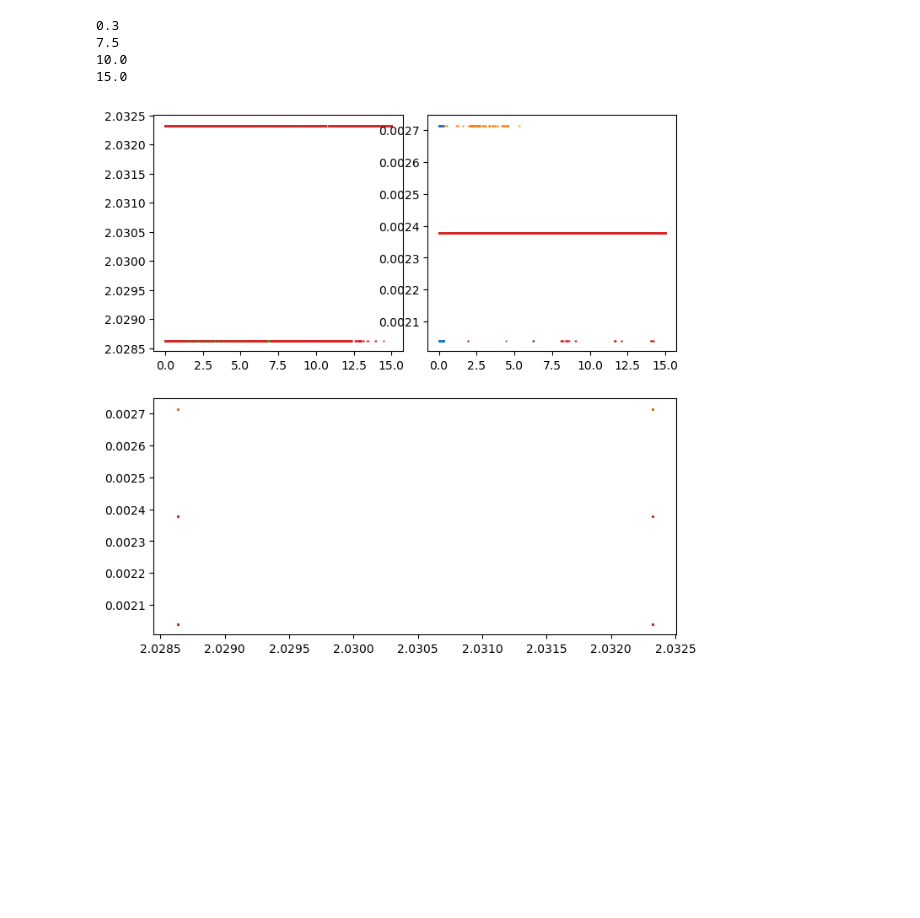
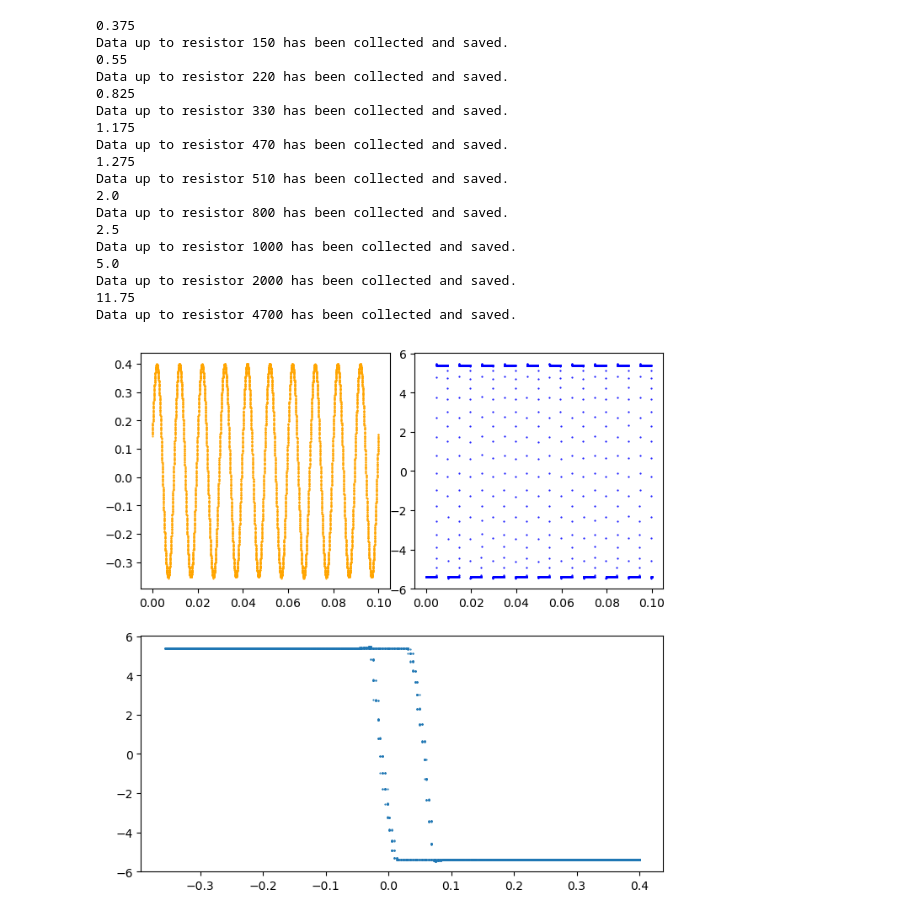
Before and after one commit to Chwanhee/Metrology, a Jupyter notebook: i-v_char_Chuad.ipynb, the cells around one changed output. Cells and saved outputs as stored; diff of their text form; code cells hidden in the pictures; blank space fills up the shorter version.

```diff
--- a/i-v_char_Chuad.ipynb
+++ b/i-v_char_Chuad.ipynb
@@ -58,40 +68,75 @@ There seems to be an error that occurs with too small a frequency, so the code b
 # %%
-fig = plt.figure(figsize=(8,8))
-grid = gs.GridSpec(2,2,wspace=0.1,)
+Res1 = 1000 # in Ohms
+Res2 = [150,220,330,470,510,800,1000,2000,4700]
+data_dict = {"R1": Res1,"R2": Res2}
+for R2 in enumerate(Res2):
+    data_dict[R2] = {}
 
-axs1 = plt.subplot(grid[0,0])
-axs2 = plt.subplot(grid[0,1])
-axs3 = plt.subplot(grid[1,:])
+E_sat = 5 # Bias voltage
+t_mes = 0.1 # Measurement time
 
-frequencies = [5,0.2,0.15,0.1]
+size,rate = sampling(t_mes)
+for R2 in Res2:
+    fig = plt.figure(figsize=(8,8))
+    grid = gs.GridSpec(2,2,wspace=0.1,)
 
-for f in frequencies:
-    print(1.5/f)
-    size,rate = sampling(1.5/f)
+    axs1 = plt.subplot(grid[0,0])
+    axs2 = plt.subplot(grid[0,1])
+    axs3 = plt.subplot(grid[1,:])
 
+    v_range = .5*E_sat*R2/Res1
+    print(v_range)
     ad2.config_wavegen(zoroku,
-                frequency=f,
-                amplitude=0,
-                offset = 2,
-                # signal_shape= dwfc.funcSquare
+                frequency=10/t_mes,
+                amplitude=5,
+                offset=0,
+                channel = 0,
+                signal_shape= dwfc.funcSine
                 )
+
     ad2.config_oscilloscope(zoroku,
-        range0=25,
-        range1=4,
+        range0=23,
+        range1=23,
         sample_rate = rate,
         sample_size= size,
         )
 
     ad2.start_wavegen(zoroku,channel=0)
+    time.sleep(0.1)
     T,Ch1,Ch2 = ad2.measure_oscilloscope(zoroku)
     ad2.stop_wavegen(zoroku,channel=0)
 
-    axs1.scatter(T,Ch1,s=0.3)
-    axs2.scatter(T,Ch2,s=0.3)
+    data_dict[R2] = T,Ch1,Ch2
+
+    axs1.scatter(T,Ch1,s=0.3,color="orange")
+    axs2.scatter(T,Ch2,s=0.3,color="blue")
     axs3.scatter(Ch1,Ch2,s=0.3)
+    fig_name = f"inverting_amp{R2}.png"
+    plt.savefig(fig_name)
+
+    handle = open("inverting_amp.pkl", 'wb')
+    pickle.dump(data_dict, handle, protocol=pickle.HIGHEST_PROTOCOL)
+    handle.close()
+
+    print("Data up to resistor %d has been collected and saved." % R2)
+    input("Switch resistor, then press ENTER to measure.")
 # %% [output]
-0.3
-7.5
-10.0
-15.0
+0.375
+Data up to resistor 150 has been collected and saved.
+0.55
+Data up to resistor 220 has been collected and saved.
+0.825
+Data up to resistor 330 has been collected and saved.
+1.175
+Data up to resistor 470 has been collected and saved.
+1.275
+Data up to resistor 510 has been collected and saved.
+2.0
+Data up to resistor 800 has been collected and saved.
+2.5
+Data up to resistor 1000 has been collected and saved.
+5.0
+Data up to resistor 2000 has been collected and saved.
+11.75
+Data up to resistor 4700 has been collected and saved.
-[figure, old version]
+[figure, new version]
```
Also changed, not shown: parts of 3 cells of this notebook, 12 other files.
